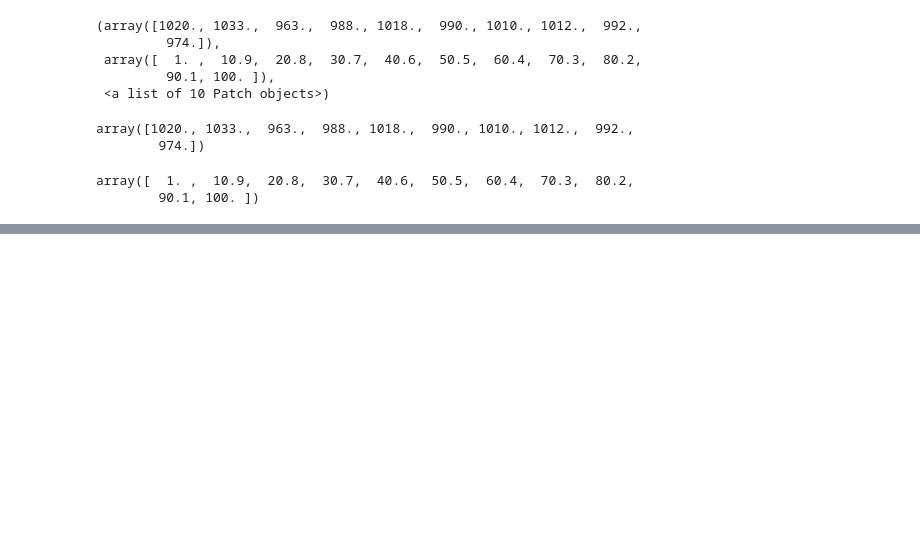
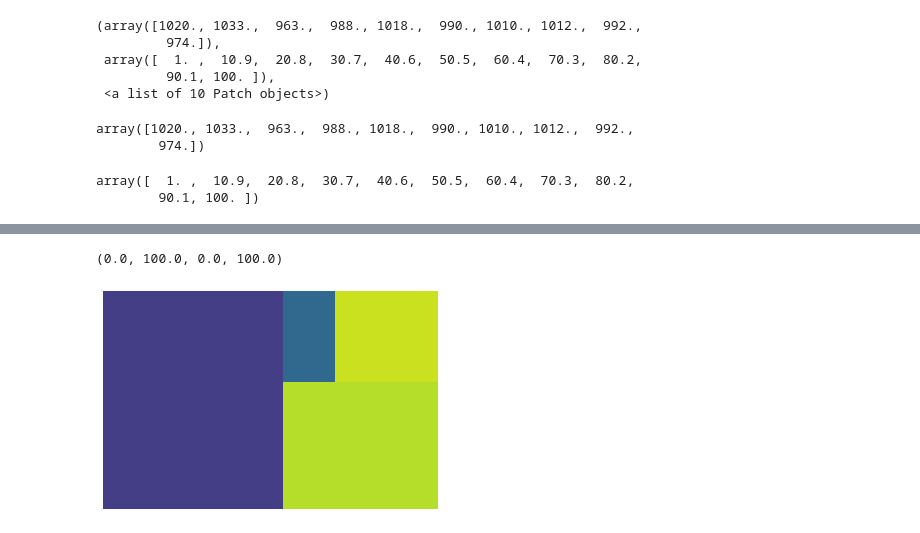
Before and after one commit to Chanakarn06/data_viz_2022, a Jupyter notebook: DataViz04_Data_Comparison.ipynb, the cells around one changed output, grey strips where cells are left out. Saved outputs shown, nothing was run; the diff lists cells and outputs as text; code cells hidden in the pictures; blank space fills up the shorter version.

```diff
--- a/DataViz04_Data_Comparison.ipynb
+++ b/DataViz04_Data_Comparison.ipynb
@@ -393,0 +392,8 @@ array([  1. ,  10.9,  20.8,  30.7,  40.6,  50.5,  60.4,  70.3,  80.2,
+# %%
+data = [500, 250, 60, 120]
+# %%
+squarify.plot(data)
+plt.axis('off')
+# %% [output]
+(0.0, 100.0, 0.0, 100.0)
+[figure, added]
```
Also changed, not shown: parts of 34 cells of this notebook.
